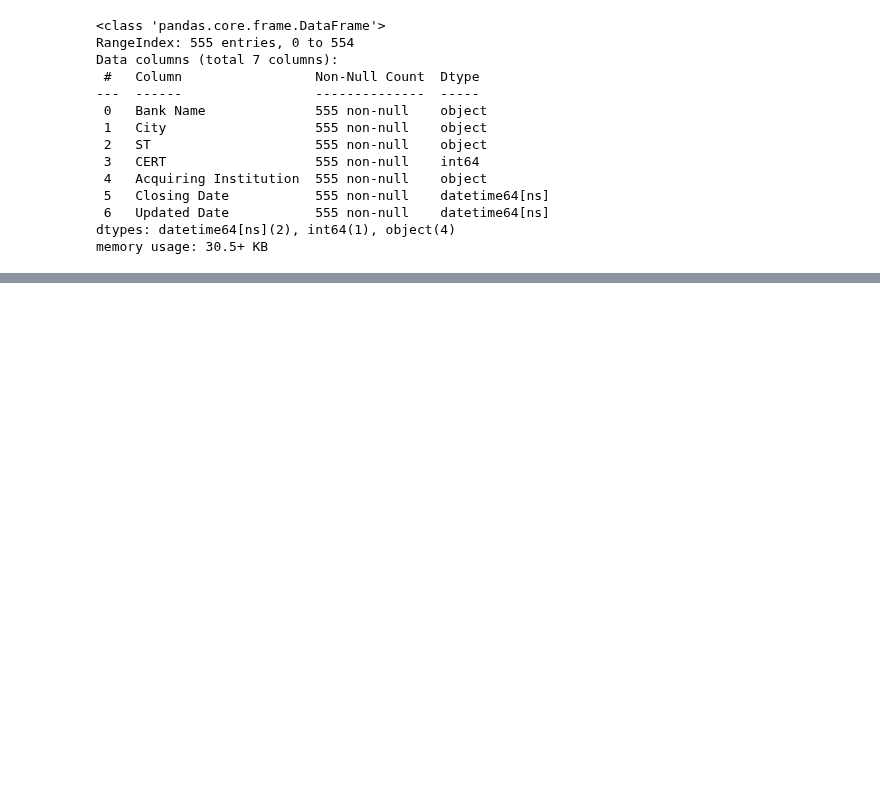
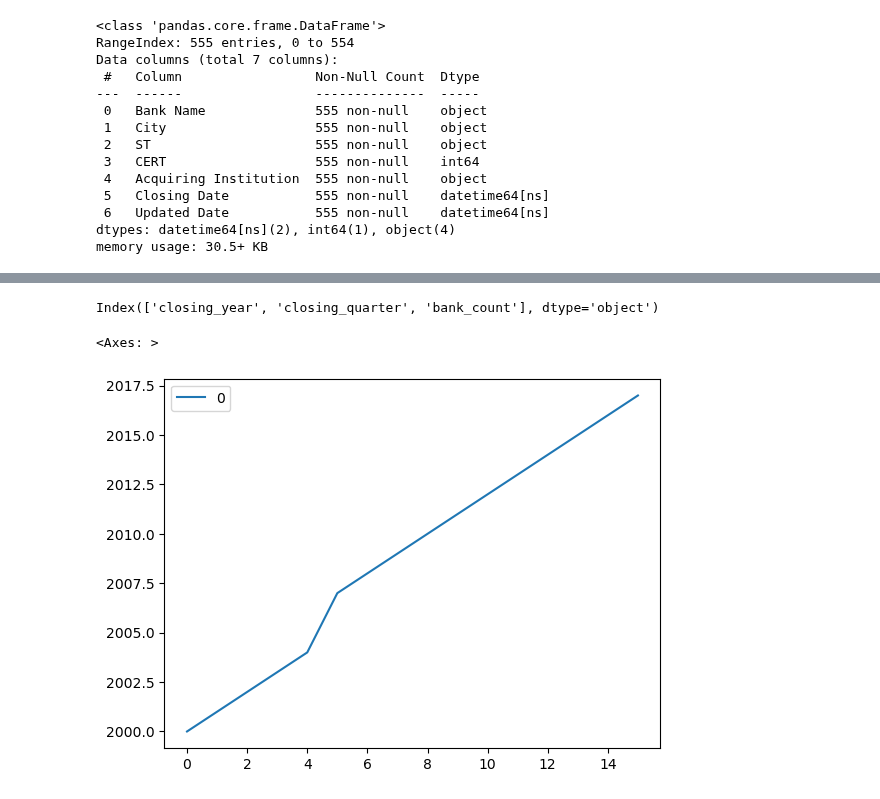
Before and after one commit to layla-focalors/pandas_learning, a Jupyter notebook: Learning_Final_Exam/Layla.ipynb, the cells around one changed output, grey strips where cells are left out. Saved outputs shown, nothing was run; the diff lists cells and outputs as text; code cells hidden in the pictures; blank space fills up the shorter version.

```diff
--- a/Learning_Final_Exam/Layla.ipynb
+++ b/Learning_Final_Exam/Layla.ipynb
@@ -1252,0 +1270,3 @@ df[['Closing Date', 'clo']]
+# %%
+dx = df.groupby(['closing_year', 'closing_quarter']).size()
+dx
@@ -1252,0 +1323,3 @@ df[['Closing Date', 'clo']]
+# %%
+dx = dx.reset_index()
+dx
@@ -1252,0 +1344,2 @@ df[['Closing Date', 'clo']]
+# %%
+dx.columns = ['closing_year', 'closing_quarter', 'bank_count']
@@ -1252,0 +1366,9 @@ df[['Closing Date', 'clo']]
+# %%
+dx.columns
+# %% [output]
+Index(['closing_year', 'closing_quarter', 'bank_count'], dtype='object')
+# %%
+sns.lineplot(data=dx.groupby('closing_year')[['closing_quarter', 'bank_count']])
+# %% [output]
+<Axes: >
+[figure, added]
```
Also changed, not shown: parts of 25 cells of this notebook.
